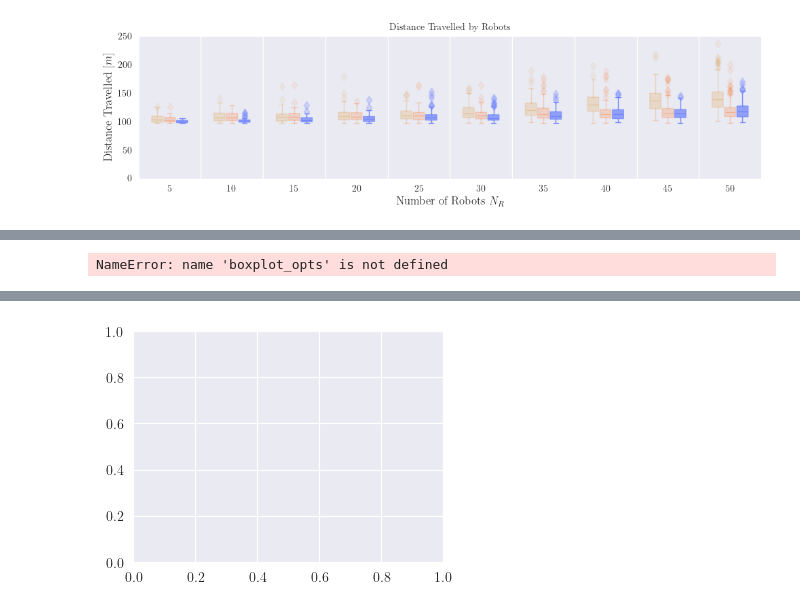
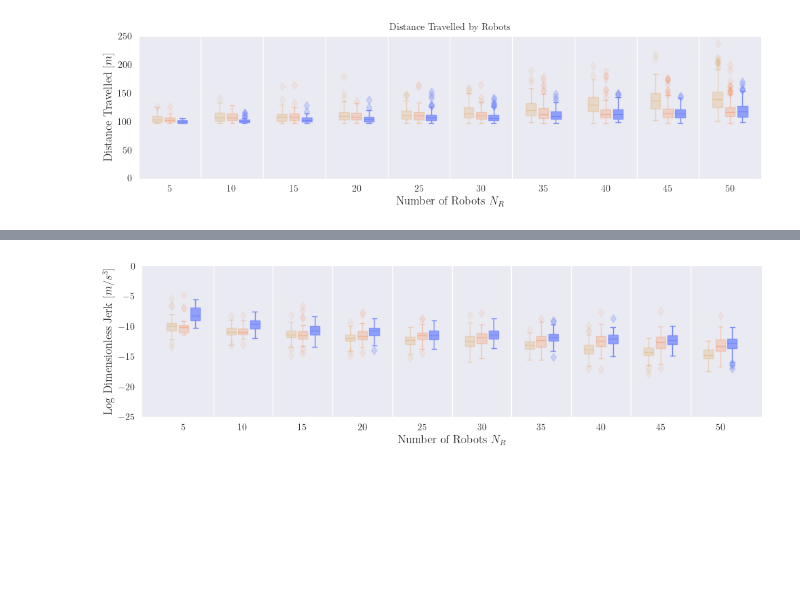
Before and after one commit to AU-Master-Thesis/magics, a Jupyter notebook: scripts/analyse-circle-scenario.ipynb, the cells around one changed output, grey strips where cells are left out. Cells and saved outputs as stored; diff of their text form; code cells hidden in the pictures; blank space fills up the shorter version.

```diff
--- a/scripts/analyse-circle-scenario.ipynb
+++ b/scripts/analyse-circle-scenario.ipynb
@@ -241,13 +240,13 @@ colors=[('#df8e1d', 0.25), ('#fe640b', 0.25), ('#7287fd', 1.0)]
 # %%
 
 # plot makespan
-fig, ax = plt.subplots(figsize=(4, 3))
-for i, d in enumerate(data):
+fig, ax = plt.subplots(figsize=(6, 3))
+for i, (d, (c, l)) in enumerate(zip(data, colors)):
     aggregated_data_makespan = d['makespan']
     makespan_data = [aggregated_data_makespan[key] for key in sorted(aggregated_data_makespan.keys())]
     labels = sorted(aggregated_data_makespan.keys())
     makespan_data = [np.mean(makespan) for makespan in makespan_data]
-    ax.plot(labels, makespan_data, marker='o', color=flavor.lavender.hex, label='Circle Scenario')
+    ax.plot(labels, makespan_data, marker='o', color=c, label='Circle Scenario', alpha=l)
 
 ax.set_ylim(0, 200)
 # ax.set_aspect(1 / 1.414) # A4 paper
@@ -266,26 +265,38 @@ fig.savefig('./scripts/out/circle-experiment-makespan.svg')
 # %%
 
 
 # plot ldj
-fig, ax = plt.subplots(figsize=(4, 3))
+fig, ax = plt.subplots(figsize=(10, 3))
 
 for i, d in enumerate(data):
     aggregated_data_ldj = d['ldj']
     data_ldj = [aggregated_data_ldj[key] for key in sorted(aggregated_data_ldj.keys())]
     labels = sorted(aggregated_data_ldj.keys())
-    ax.boxplot(data_ldj, labels=labels, **boxplot_opts)
+    # ax.boxplot(data_ldj, labels=labels, **boxplot_opts)
+    bp = ax.boxplot(data_ldj, positions=np.array(range(1, len(data_ldj) + 1)) + i * offset - offset, widths=offset * 0.8, patch_artist=True)
+    set_box_plot_color(bp, colors[i][0], colors[i][1])
 
 ax.set_ylim(-25, 0)
 # ax.set_aspect(1 / 1.414) # A4 paper
 ax.set_xlabel(r'Number of Robots $N_R$', fontsize=12)
 ax.set_ylabel(r'Log Dimensionless Jerk $[m/s^3]$', fontsize=12)
 ax.tick_params(axis='both', which='major', labelsize=10)
 
+# set xticks and xticklabels 1,...,10
+ax.set_xticks(range(1, len(labels) + 1))
+ax.set_xticklabels(labels)
+
+# vertical lines inbetween all xticks
+for i in range(1, len(labels)):
+    ax.axvline(x=i + 0.5, color='white', linewidth=1)
+
+# remove grid
+ax.grid(False)
+
 fig.tight_layout()
 fig.savefig('./scripts/out/circle-experiment-ldj.svg')
 
 fig.show()
 # %% [output]
-NameError: name 'boxplot_opts' is not defined
 [interactive output not drawn]
-[figure, old version]
+[figure, new version]
```
Also changed, not shown: parts of 3 cells of this notebook.
